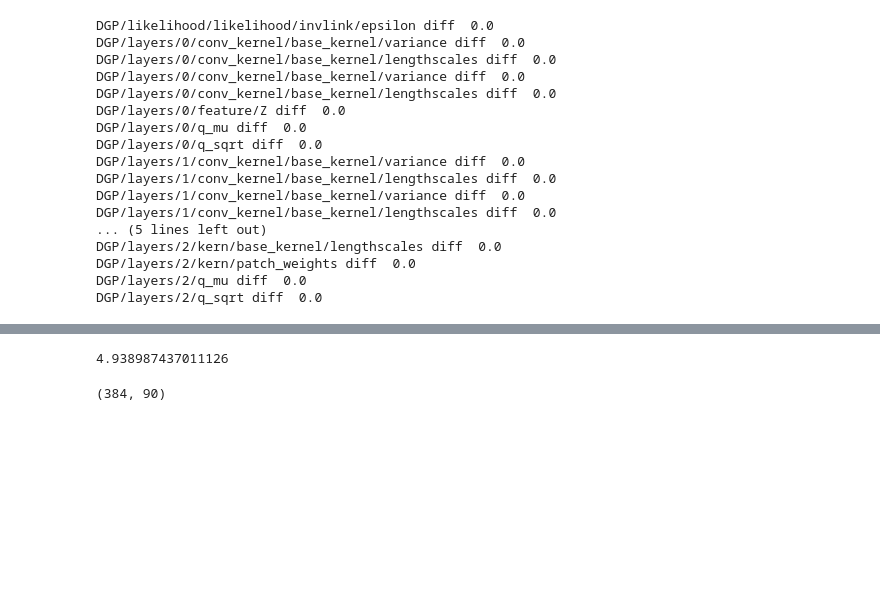
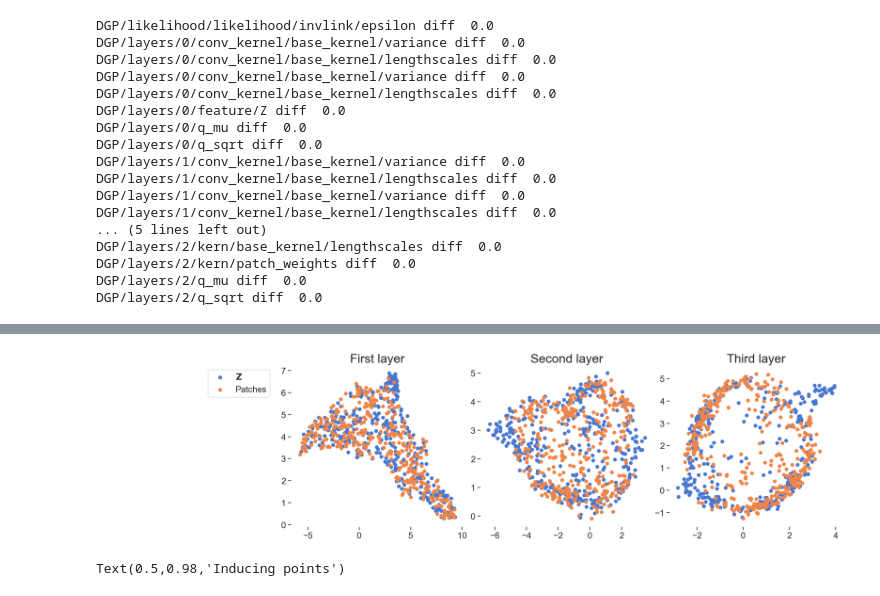
Before and after one commit to kekeblom/DeepCGP, a Jupyter notebook: notebooks/Inspect.ipynb, the cells around one changed output, grey strips where cells are left out. Cells and saved outputs as stored; diff of their text form; code cells hidden in the pictures; blank space fills up the shorter version.

```diff
--- a/notebooks/Inspect.ipynb
+++ b/notebooks/Inspect.ipynb
@@ -340,8 +337,41 @@ axis.scatter(P[:, 0], P[:, 1]);
-# %%
-model.layers[2].kern.patch_weights.value.mean()
-# %% [output]
-4.938987437011126
-# %%
-Z3.shape
-# %% [output]
-(384, 90)
+# %%
+
+with sns.axes_style('ticks'):
+    figsize = (4 * 4.8, 4.8)
+    fig, axes = plt.subplots(figsize=figsize , nrows=1, ncols=4)
+
+    axis = axes[1]
+    axis.set_title("First layer")
+    Z, P = embed(Z1, patches1)
+    Z_line = axis.scatter(Z[:, 0], Z[:, 1])
+    P_line = axis.scatter(P[:, 0], P[:, 1])
+    [s.set_visible(False) for s in axis.spines.values()]
+
+
+    axis = axes[2]
+    axis.set_title("Second layer")
+    Z, P = embed(Z2, patches2)
+    axis.scatter(Z[:, 0], Z[:, 1])
+    axis.scatter(P[:, 0], P[:, 1])
+    [s.set_visible(False) for s in axis.spines.values()]
+
+    axis = axes[3]
+    axis.set_title("Third layer")
+    Z, P = embed(Z3, patches3)
+    axis.scatter(Z[:, 0], Z[:, 1])
+    axis.scatter(P[:, 0], P[:, 1]);
+    [s.set_visible(False) for s in axis.spines.values()]
+
+    axis = axes[0]
+    axis.legend((Z_line, P_line), (r"$\mathbf{Z}$", "Patches"))
+    [s.set_visible(False) for s in axis.spines.values()]
+    axis.xaxis.set_visible(False)
+    axis.yaxis.set_visible(False)
+
+    plt.tight_layout(pad=0, h_pad=1)
+# %% [output]
+[figure, added]
+# %%
+suptitle
+# %% [output]
+Text(0.5,0.98,'Inducing points')
```
Also changed, not shown: parts of 21 cells of this notebook.
